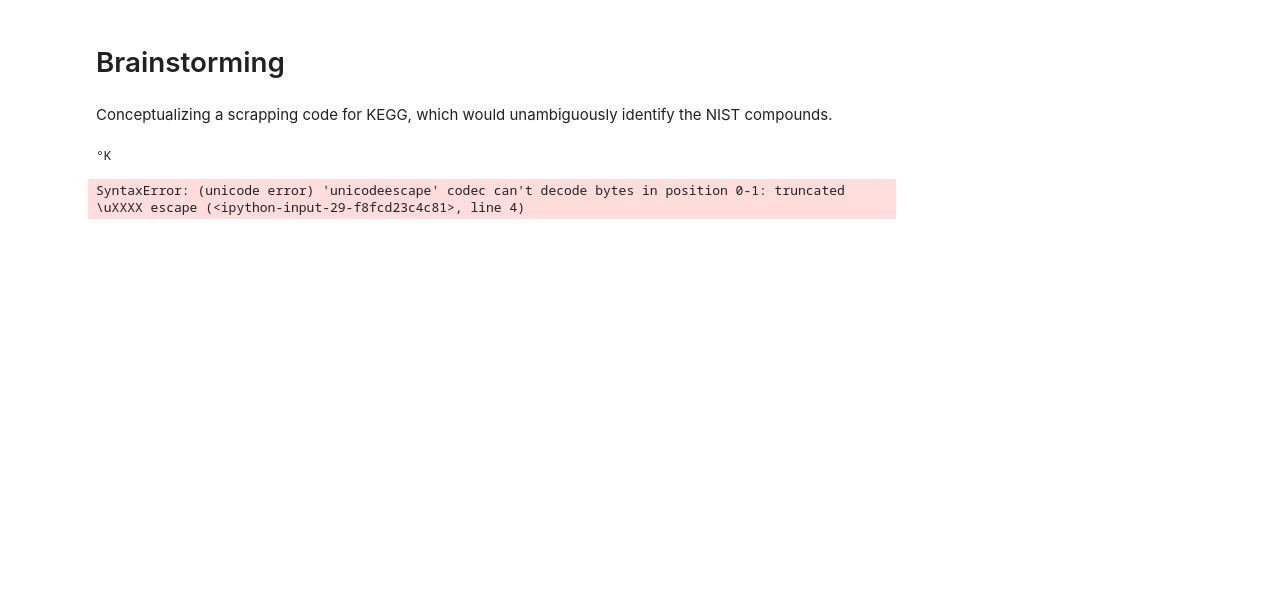
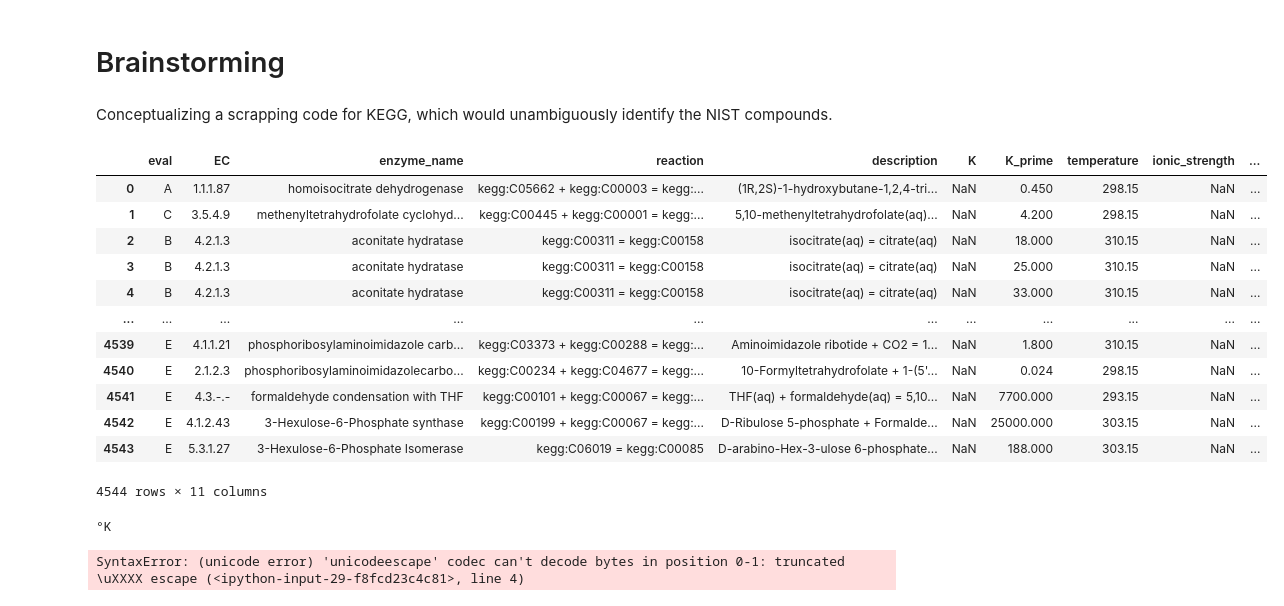
Before and after one commit to freiburgermsu/Biochemical-databases, a Jupyter notebook: TECR/TECR_files/2021-07-05_TECRDB_scraping&ModelSEED_contribution.ipynb, the cells around one changed output. Cells and saved outputs as stored; diff of their text form; code cells hidden in the pictures; blank space fills up the shorter version.

```diff
--- a/TECR/TECR_files/2021-07-05_TECRDB_scraping&ModelSEED_contribution.ipynb
+++ b/TECR/TECR_files/2021-07-05_TECRDB_scraping&ModelSEED_contribution.ipynb
@@ -986,6 +1090,26 @@ Total reactions in TSV: 280
 # Brainstorming
 # %% [markdown]
 Conceptualizing a scrapping code for KEGG, which would unambiguously identify the NIST compounds.
+# %%
+import pandas
+
+# import Elad's spreadsheet
+elad_file = pandas.read_csv('TECRDB_Elad_Noor.csv')
+display(elad_file.drop(elad_file.columns[[0, 1, 2]], axis = 1))
+# %% [output]
+|  | eval | EC | enzyme_name | reaction | description | K | K_prime | temperature | ionic_strength | ... |
+| 0 | A | 1.1.1.87 | homoisocitrate dehydrogenase | kegg:C05662 + kegg:C00003 = kegg:... | (1R,2S)-1-hydroxybutane-1,2,4-tri... | NaN | 0.450 | 298.15 | NaN | ... |
+| 1 | C | 3.5.4.9 | methenyltetrahydrofolate cyclohyd... | kegg:C00445 + kegg:C00001 = kegg:... | 5,10-methenyltetrahydrofolate(aq)... | NaN | 4.200 | 298.15 | NaN | ... |
+| 2 | B | 4.2.1.3 | aconitate hydratase | kegg:C00311 = kegg:C00158 | isocitrate(aq) = citrate(aq) | NaN | 18.000 | 310.15 | NaN | ... |
+| 3 | B | 4.2.1.3 | aconitate hydratase | kegg:C00311 = kegg:C00158 | isocitrate(aq) = citrate(aq) | NaN | 25.000 | 310.15 | NaN | ... |
+| 4 | B | 4.2.1.3 | aconitate hydratase | kegg:C00311 = kegg:C00158 | isocitrate(aq) = citrate(aq) | NaN | 33.000 | 310.15 | NaN | ... |
+| ... | ... | ... | ... | ... | ... | ... | ... | ... | ... | ... |
+| 4539 | E | 4.1.1.21 | phosphoribosylaminoimidazole carb... | kegg:C03373 + kegg:C00288 = kegg:... | Aminoimidazole ribotide + CO2 = 1... | NaN | 1.800 | 310.15 | NaN | ... |
+| 4540 | E | 2.1.2.3 | phosphoribosylaminoimidazolecarbo... | kegg:C00234 + kegg:C04677 = kegg:... | 10-Formyltetrahydrofolate + 1-(5'... | NaN | 0.024 | 298.15 | NaN | ... |
+| 4541 | E | 4.3.-.- | formaldehyde condensation with THF | kegg:C00101 + kegg:C00067 = kegg:... | THF(aq) + formaldehyde(aq) = 5,10... | NaN | 7700.000 | 293.15 | NaN | ... |
+| 4542 | E | 4.1.2.43 | 3-Hexulose-6-Phosphate synthase | kegg:C00199 + kegg:C00067 = kegg:... | D-Ribulose 5-phosphate + Formalde... | NaN | 25000.000 | 303.15 | NaN | ... |
+| 4543 | E | 5.3.1.27 | 3-Hexulose-6-Phosphate Isomerase | kegg:C06019 = kegg:C00085 | D-arabino-Hex-3-ulose 6-phosphate... | NaN | 188.000 | 303.15 | NaN | ... |
+4544 rows × 11 columns
 # %%
 import BeautifulSoup
 import selenium
```
Also changed, not shown: parts of 3 cells of this notebook.
